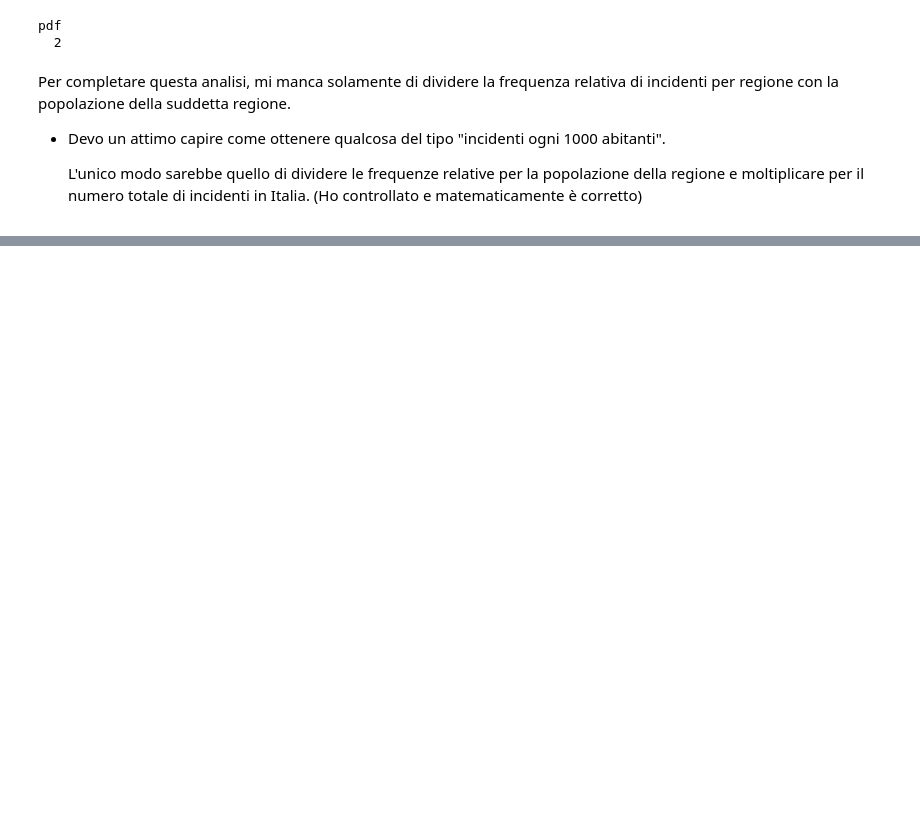
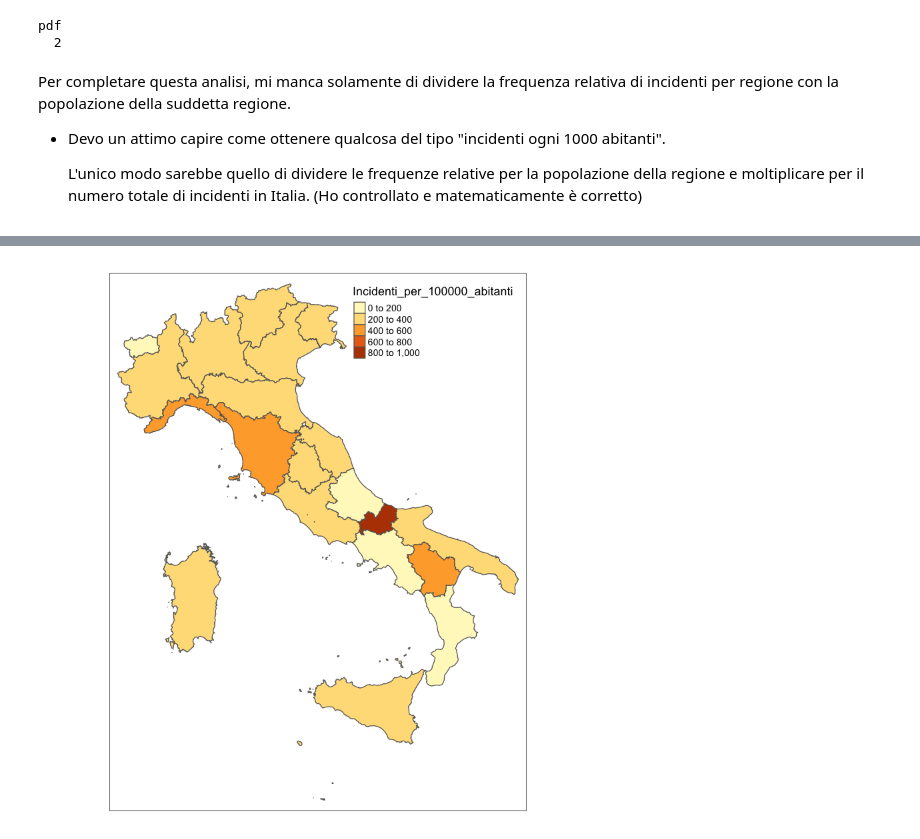
Before and after one commit to LeonardoAlchieri/car_accidents_italy, a Jupyter notebook: leoNotebook.ipynb, the cells around one changed output, grey strips where cells are left out. Cells and saved outputs as stored; diff of their text form; code cells hidden in the pictures; blank space fills up the shorter version.

```diff
--- a/leoNotebook.ipynb
+++ b/leoNotebook.ipynb
@@ -794,3 +793,8 @@ ERROR: Error in parse(text = x, srcfile = src): <text>:2:0: unexpected end of in
+# %%
+for(i in 1:length(geo_regioni$Freq))
+{
+        geo_regioni$Incidenti_per_100000_abitanti[i] =  100000 * geo_regioni$Freq[i] * nrow(dataset_proj) /  dataset_pop$Popolazione[which(dataset_pop$Regione == geo_regioni$DEN_REG[i])]
+}
 # %%
 library(tmap)
 # %%
@@ -808,3 +812,6 @@ Per completare questa analisi, mi manca solamente di dividere la frequenza relat
 * Devo un attimo capire come ottenere qualcosa del tipo "incidenti ogni 1000 abitanti".
 
      L'unico modo sarebbe quello di dividere le frequenze relative per la popolazione della regione e moltiplicare per il numero totale di incidenti in Italia. (Ho controllato e matematicamente è corretto)
+# %%
+qtm(geo_regioni, "Incidenti_per_100000_abitanti")
+# %% [output]
@@ -810,0 +820 @@ Per completare questa analisi, mi manca solamente di dividere la frequenza relat
+[figure, added]
```
Also changed, not shown: parts of 32 cells of this notebook.
